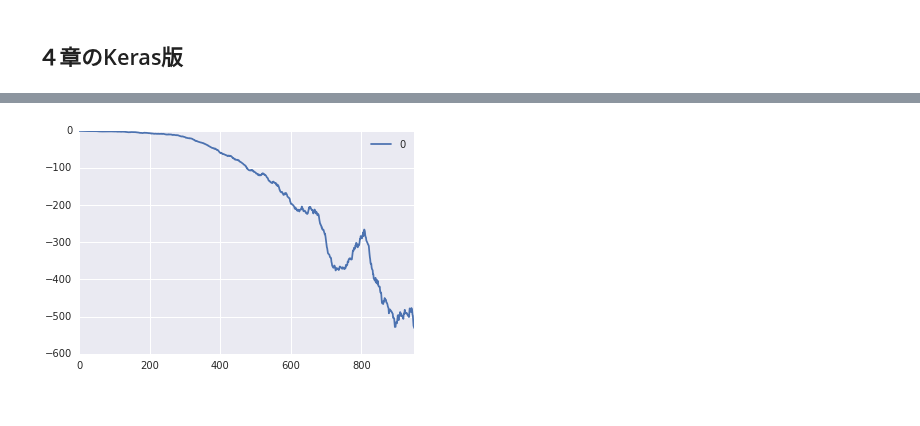
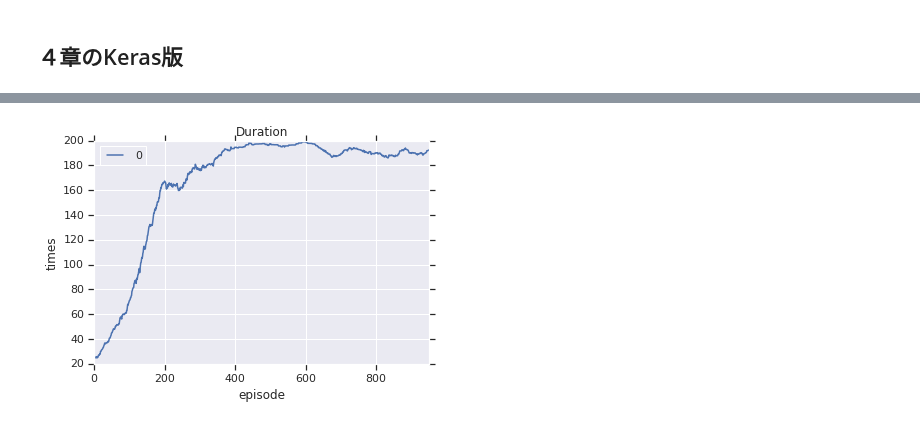
Before and after one commit to take-pwave/notebook, a Jupyter notebook: Deep_Reinforcement_Learning_in_Action/Chapter4_with_keras.ipynb, the cells around one changed output, grey strips where cells are left out. Cells and saved outputs as stored; diff of their text form; code cells hidden in the pictures.

```diff
--- a/Deep_Reinforcement_Learning_in_Action/Chapter4_with_keras.ipynb
+++ b/Deep_Reinforcement_Learning_in_Action/Chapter4_with_keras.ipynb
@@ -236,17 +300,17 @@ def display_frames_as_gif(frames):
 # %%
-MAX_DUR = 400
-env = gym.make('CartPole-v0')
-state = env.reset()
+MAX_DUR = 800
+game = gym.make('CartPole-v0')
+state = game.reset()
 frames = []
 for t in range(MAX_DUR):
     # Render into buffer.
-    frames.append(env.render(mode = 'rgb_array'))
+    frames.append(game.render(mode = 'rgb_array'))
     act_prob = model_predict.predict(state.reshape(1, D_in))[0]
     action = np.random.choice(np.array([0,1]), p=act_prob)
     print(action)
-    state, reward, done, info = env.step(action)
+    state, reward, done, info = game.step(action)
     if done:
         break
-env.render(close=True)
-env.close()
+game.render(close=True)
+game.close()
 # %% [output]
@@ -287,7 +360,8 @@ def createModelB(learning_rate=learning_rate):
     inp = layers.Input(shape=(D_in,), name="input_x")
     adv = layers.Input(shape=(1,), name="advantages")
     x = layers.Dense(H,
-                     activation=LeakyReLU(),
+                     activation="relu",
+                     use_bias=False,
                      kernel_initializer=glorot_uniform(seed=42),
                      name="dense_1")(inp)
     out = layers.Dense(D_out,
@@ -357,4 +381,29 @@ showResult(durations)
-# %%
-showResult(losses)
-# %% [output]
-[figure, removed]
+# %%
+model_train, model_predict = createModelB()
+game = gym.make('CartPole-v0')
+gamma = 0.99
+env = SimulationEnv(model_train, model_predict, game, gamma)
+
+MAX_DUR = 200
+MAX_EPISODES = 1000
+
+# 更新状況可視化のため、ゲームの継続時間と損失値を保持
+durations = []
+losses = []
+
+# 最大エピソード回実行
+for episode in range(MAX_EPISODES):
+    state = env.reset()
+    done = False
+    for t in range(MAX_DUR): #エピソードの間繰り返す
+        state, reward, done = env.step(state)
+        if done:
+            durations.append(t)
+            break
+    loss = env.update()
+    losses.append(loss)
+env.close()
+# %%
+showResult(durations, title="Duration", x_axis="episode", y_axis="times")
+# %% [output]
+[figure, added]
```
Also changed, not shown: parts of 19 cells of this notebook, 2 other files.
